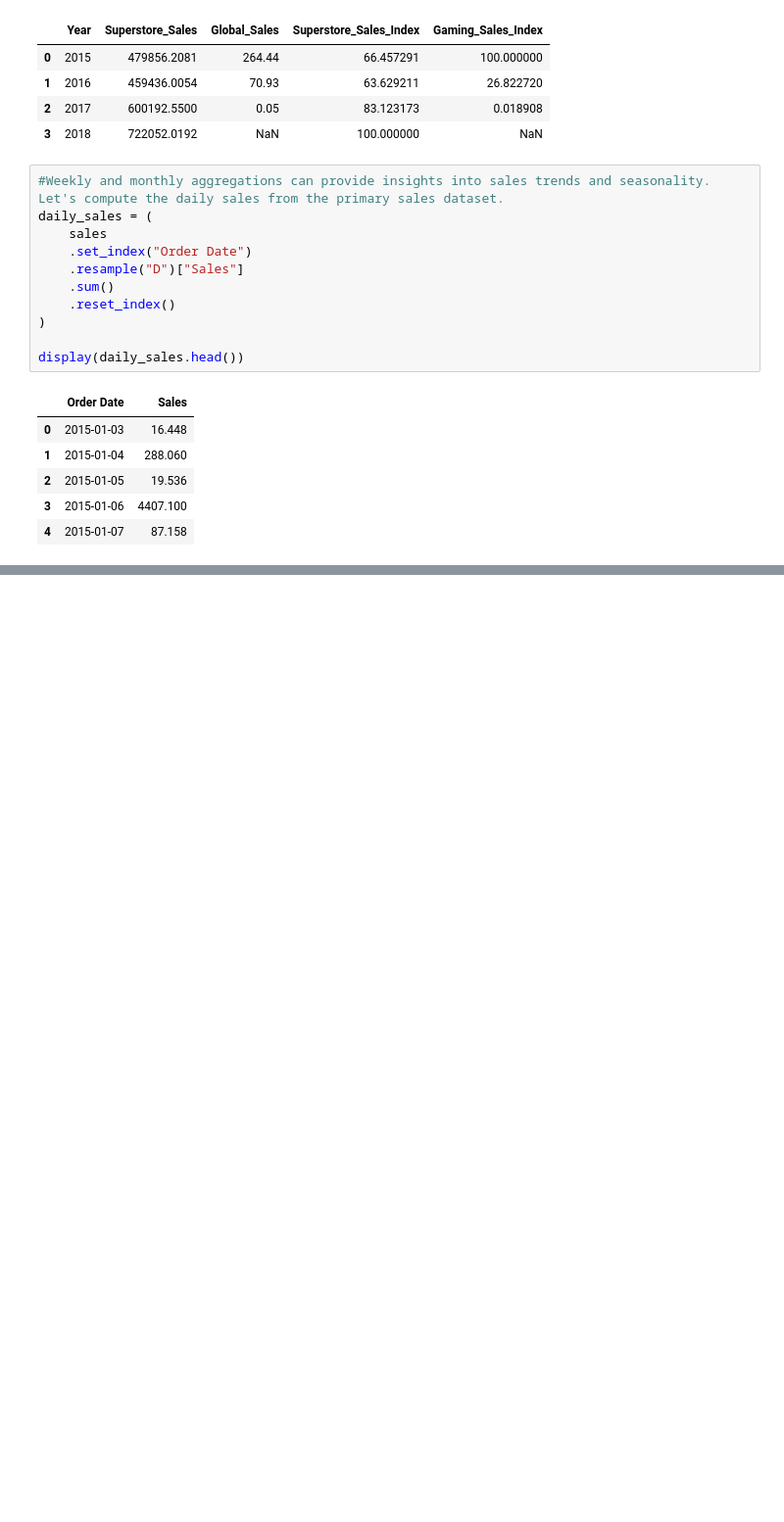
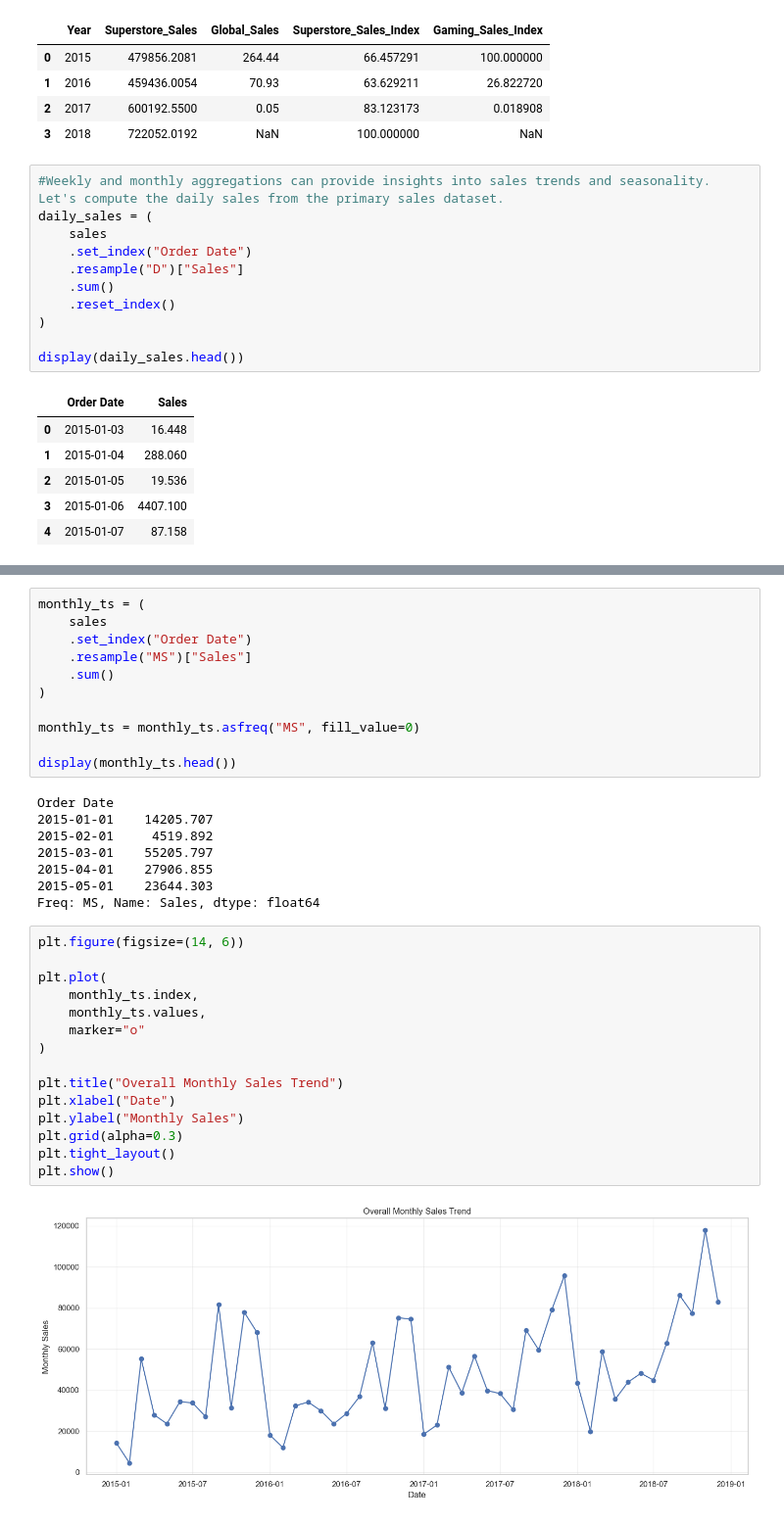
Before and after one commit to PrakharSaxena144/Multi-layered-real-industry-time-series-problem, a Jupyter notebook: analysis.ipynb, the cells around one changed output, grey strips where cells are left out. Shown at 98% size. Drawn from its saved outputs; the diff is of its cells as text; blank space fills up the shorter version.

```diff
--- a/analysis.ipynb
+++ b/analysis.ipynb
@@ -449,0 +698,36 @@ display(daily_sales.head())
+# %%
+monthly_ts = (
+    sales
+    .set_index("Order Date")
+    .resample("MS")["Sales"]
+    .sum()
+)
+
+monthly_ts = monthly_ts.asfreq("MS", fill_value=0)
+
+display(monthly_ts.head())
+# %% [output]
+Order Date
+2015-01-01    14205.707
+2015-02-01     4519.892
+2015-03-01    55205.797
+2015-04-01    27906.855
+2015-05-01    23644.303
+Freq: MS, Name: Sales, dtype: float64
+# %%
+plt.figure(figsize=(14, 6))
+
+plt.plot(
+    monthly_ts.index,
+    monthly_ts.values,
+    marker="o"
+)
+
+plt.title("Overall Monthly Sales Trend")
+plt.xlabel("Date")
+plt.ylabel("Monthly Sales")
+plt.grid(alpha=0.3)
+plt.tight_layout()
+plt.show()
+# %% [output]
+[figure, added]
```
Also changed, not shown: parts of 79 cells of this notebook.
